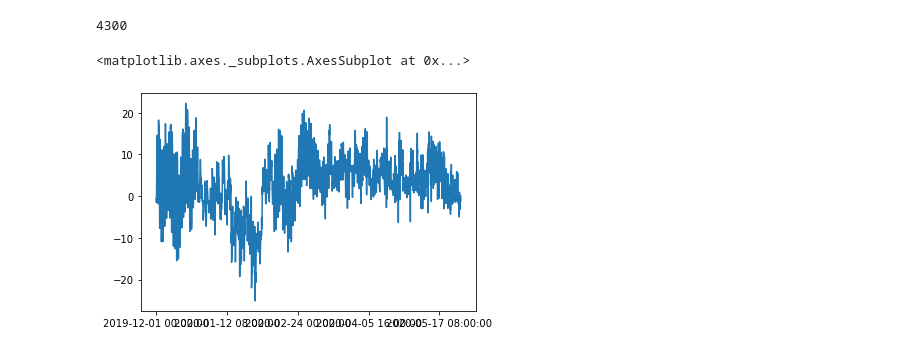
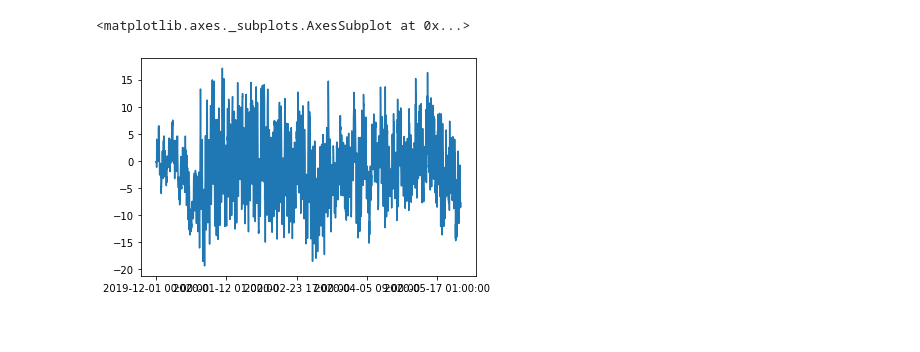
Before and after one commit to Siglangf/timeseries-prediction, a Jupyter notebook: ANN_alone_finished.ipynb, the cells around one changed output. Saved outputs shown, nothing was run; the diff lists cells and outputs as text; code cells hidden in the pictures.

```diff
--- a/ANN_alone_finished.ipynb
+++ b/ANN_alone_finished.ipynb
@@ -135,22 +144,11 @@ print(len(data_extraction.get_timeseries("test", nRowsRead, 'loss', grid_number)
+# %%
+model = ANN_train(X_train, y_train, hidden_layers)
 # %%
 def ANN_pred(model, X_test):
     X_test = X_test.copy()
     y_test = []
-    for i in range(len(X_test)):
-        X_test_el = X_test[i]
-        X_test_losses = X_test_el[:-3]
-
-
-        for j in range(i%24):
-            y_test_el = np.ndarray(shape=1)
-            v = y_test[- (i%24 - j)]
-            y_test_el[0] = v
-            X_test_losses = np.append(X_test_losses, y_test_el)
-
-        X_test[i] = np.append(X_test_losses, X_test_el[-3:])
-
-
-        val = model.predict([X_test[i]])
+    for X_test_el in X_test:
+        val = model.predict(X_test_el.reshape(1,-1))
 
         y_test.append(val[0])
     return y_test
@@ -167,2 +157,4 @@ len(y_pred)
 # %%
-loss_series_test = data_extraction.get_timeseries("test", nRowsRead, 'loss', grid_number)
+new_df = data_extraction.get_timeseries("test", nRowsRead, 'loss', grid_number).to_frame()
+
+new_df
@@ -169,4 +174,0 @@ loss_series_test = data_extraction.get_timeseries("test", nRowsRead, 'loss', gri
-# %%
-len(loss_series_test)
-# %% [output]
-4300
@@ -179,5 +175,8 @@ df["diff"] = df["Actual"]-df["Pred"]
+# %%
+new_df["pred"] = y_pred
+new_df["diff"] = new_df["grid1-loss"]-new_df["pred"]
 # %%
-df["diff"].plot()
+new_df["diff"].plot()
 # %% [output]
 <matplotlib.axes._subplots.AxesSubplot at 0x...>
-[figure, old version]
+[figure, new version]
```
Also changed, not shown: parts of 25 cells of this notebook.
